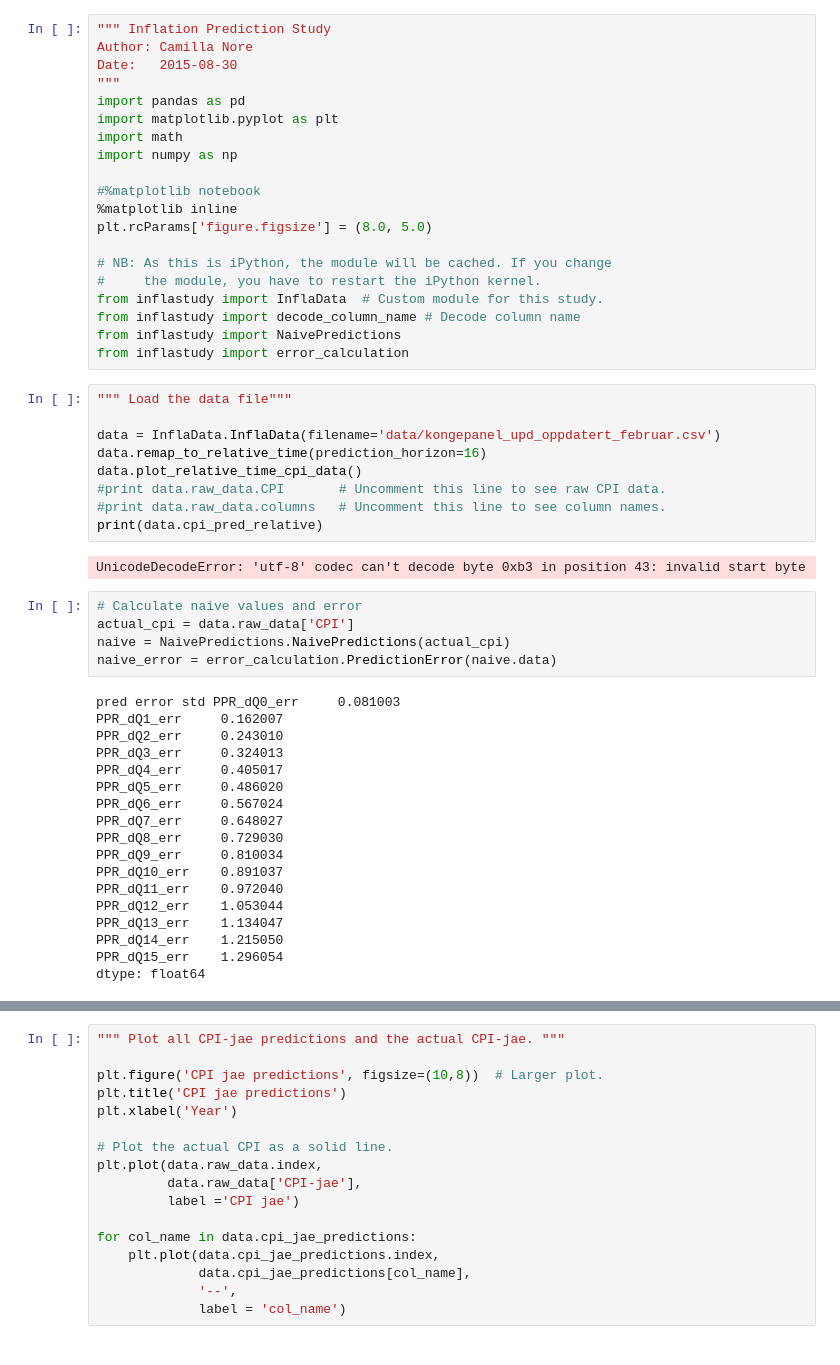
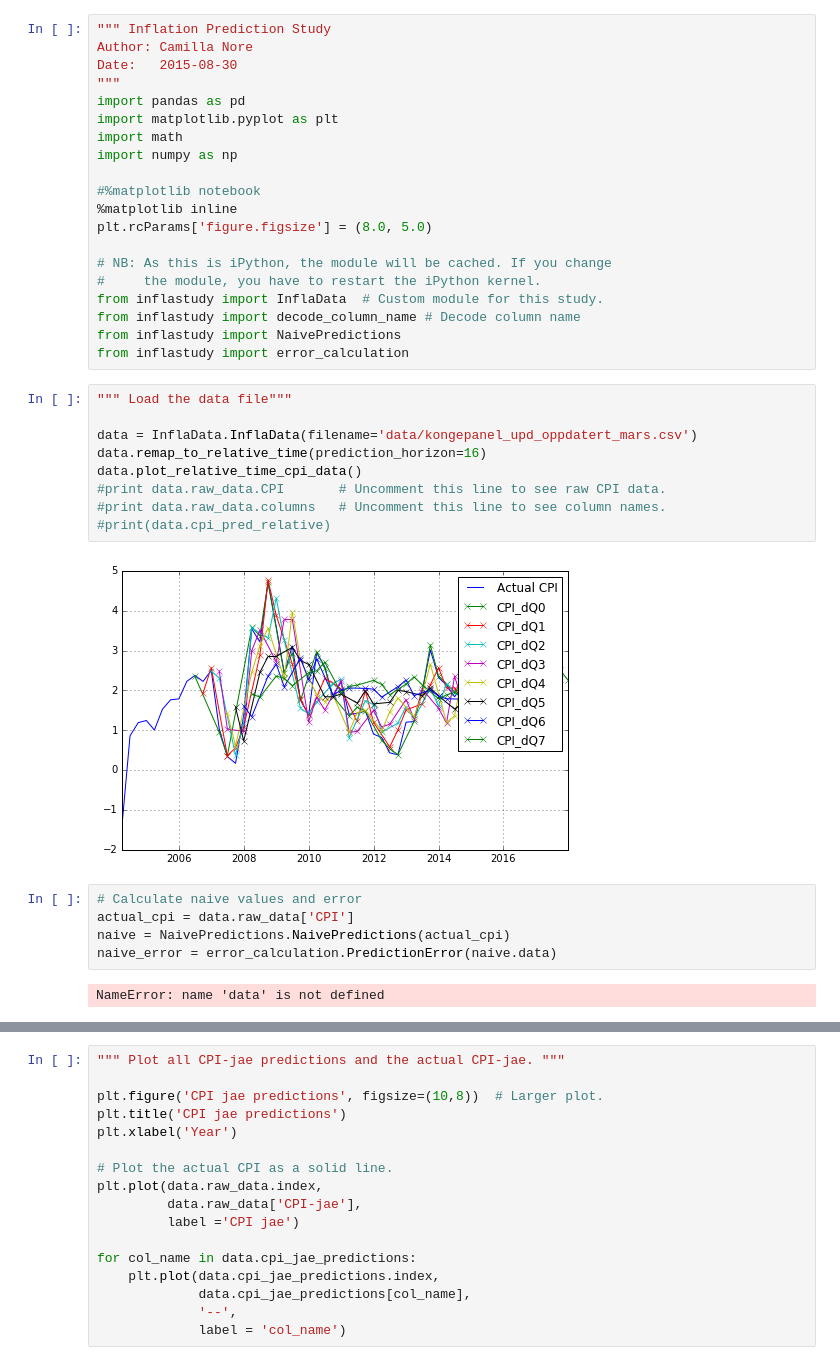
Before and after one commit to camillanore/Inflastudy, a Jupyter notebook: Inflastudy relative.ipynb, the cells around one changed output, grey strips where cells are left out. Saved outputs shown, nothing was run; the diff lists cells and outputs as text.

Commit message:
Fix for invalid dates in cpi relative

```diff
--- a/Inflastudy relative.ipynb
+++ b/Inflastudy relative.ipynb
@@ -21,37 +21,21 @@ from inflastudy import error_calculation
 # %%
 """ Load the data file"""
 
-data = InflaData.InflaData(filename='data/kongepanel_upd_oppdatert_februar.csv')
+data = InflaData.InflaData(filename='data/kongepanel_upd_oppdatert_mars.csv')
 data.remap_to_relative_time(prediction_horizon=16)
 data.plot_relative_time_cpi_data()
 #print data.raw_data.CPI       # Uncomment this line to see raw CPI data.
 #print data.raw_data.columns   # Uncomment this line to see column names.
-print(data.cpi_pred_relative)
+#print(data.cpi_pred_relative)
 # %% [output]
-UnicodeDecodeError: 'utf-8' codec can't decode byte 0xb3 in position 43: invalid start byte
+[figure, added]
 # %%
 # Calculate naive values and error
 actual_cpi = data.raw_data['CPI']
 naive = NaivePredictions.NaivePredictions(actual_cpi)
 naive_error = error_calculation.PredictionError(naive.data)
 # %% [output]
-pred error std PPR_dQ0_err     0.081003
-PPR_dQ1_err     0.162007
-PPR_dQ2_err     0.243010
-PPR_dQ3_err     0.324013
-PPR_dQ4_err     0.405017
-PPR_dQ5_err     0.486020
-PPR_dQ6_err     0.567024
-PPR_dQ7_err     0.648027
-PPR_dQ8_err     0.729030
-PPR_dQ9_err     0.810034
-PPR_dQ10_err    0.891037
-PPR_dQ11_err    0.972040
-PPR_dQ12_err    1.053044
-PPR_dQ13_err    1.134047
-PPR_dQ14_err    1.215050
-PPR_dQ15_err    1.296054
-dtype: float64
+NameError: name 'data' is not defined
 # %%
 # Calculate cpi error
 cpi_error = error_calculation.PredictionError(data.cpi_pred_relative)
```
Also changed, not shown: parts of 7 cells of this notebook, 1 other file.
